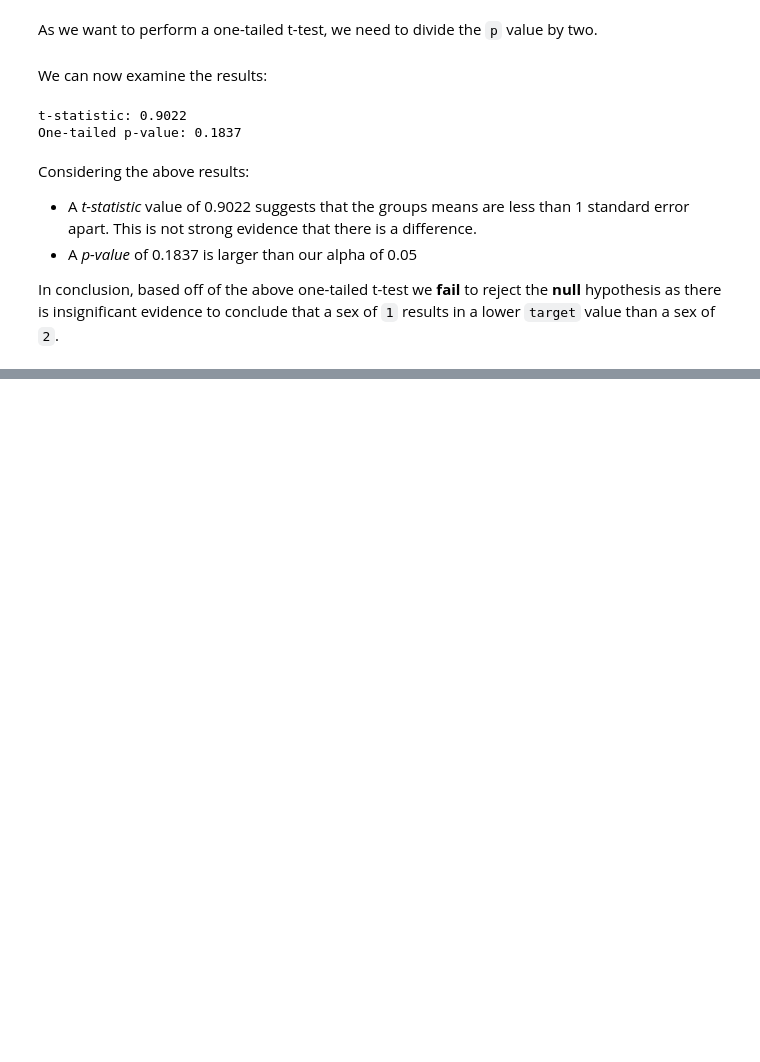
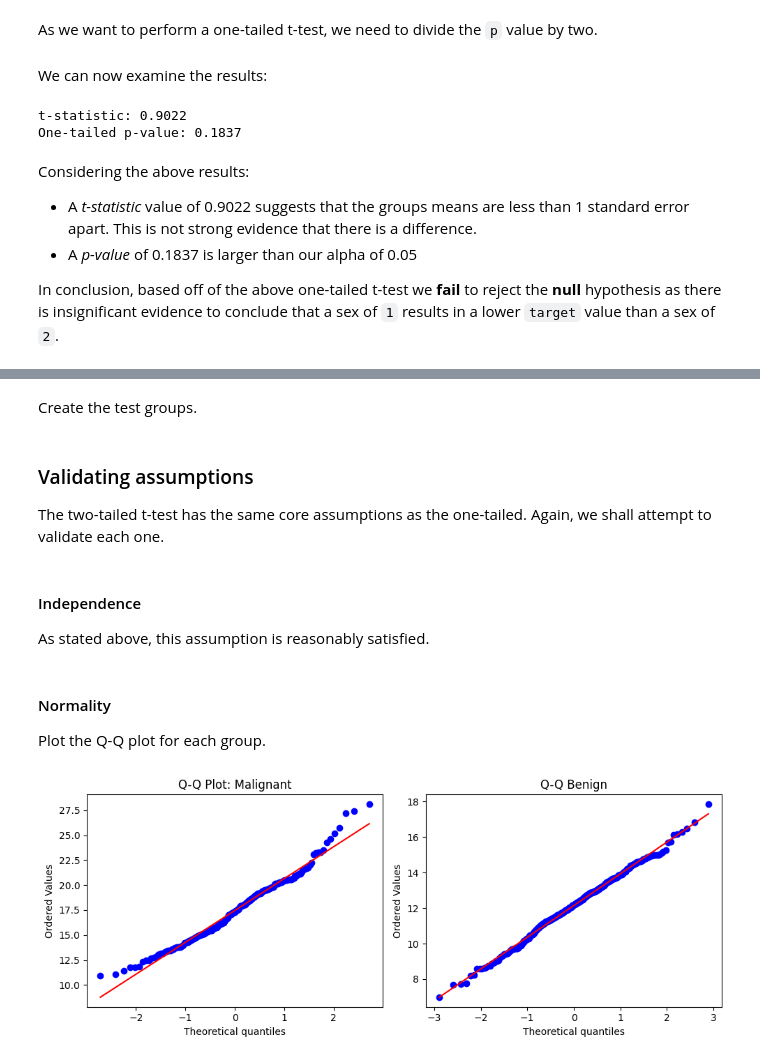
Before and after one commit to Cameron858/statistical-playground, a Jupyter notebook: notebooks/1_tailed_t.ipynb, the cells around one changed output, grey strips where cells are left out. Drawn from its saved outputs; the diff is of its cells as text; code cells hidden in the pictures; blank space fills up the shorter version.

Commit message:
Add two-tailed t-test example.

```diff
--- a/notebooks/1_tailed_t.ipynb
+++ b/notebooks/1_tailed_t.ipynb
@@ -167,0 +175,4 @@ In conclusion, based off of the above one-tailed t-test we **fail** to reject th
+# %%
+dataset = datasets.load_breast_cancer(as_frame=True)
+df = dataset.frame
+df.head()
@@ -167,0 +197,28 @@ In conclusion, based off of the above one-tailed t-test we **fail** to reject th
+# %% [markdown]
+Create the test groups.
+# %%
+group_0 = df[df["target"] == 0]["mean radius"] # malignant
+group_1 = df[df["target"] == 1]["mean radius"] # benign
+# %% [markdown]
+### Validating assumptions
+
+The two-tailed t-test has the same core assumptions as the one-tailed. Again, we shall attempt to validate each one.
+# %% [markdown]
+#### Independence
+
+As stated above, this assumption is reasonably satisfied.
+# %% [markdown]
+#### Normality
+
+Plot the Q-Q plot for each group.
+# %%
+fig, axs = plt.subplots(1, 2, figsize=(10, 4))
+stats.probplot(group_0, dist="norm", plot=axs[0])
+axs[0].set_title("Q-Q Plot: Malignant")
+
+stats.probplot(group_1, dist="norm", plot=axs[1])
+axs[1].set_title("Q-Q Benign")
+plt.tight_layout()
+plt.show()
+# %% [output]
+[figure, added]
```
Also changed, not shown: parts of 17 cells of this notebook.
